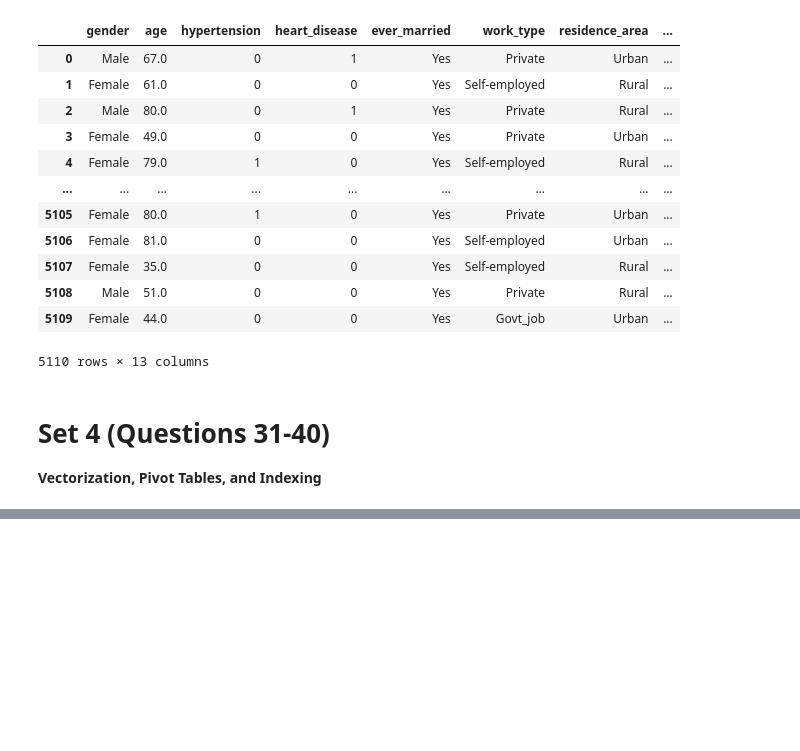
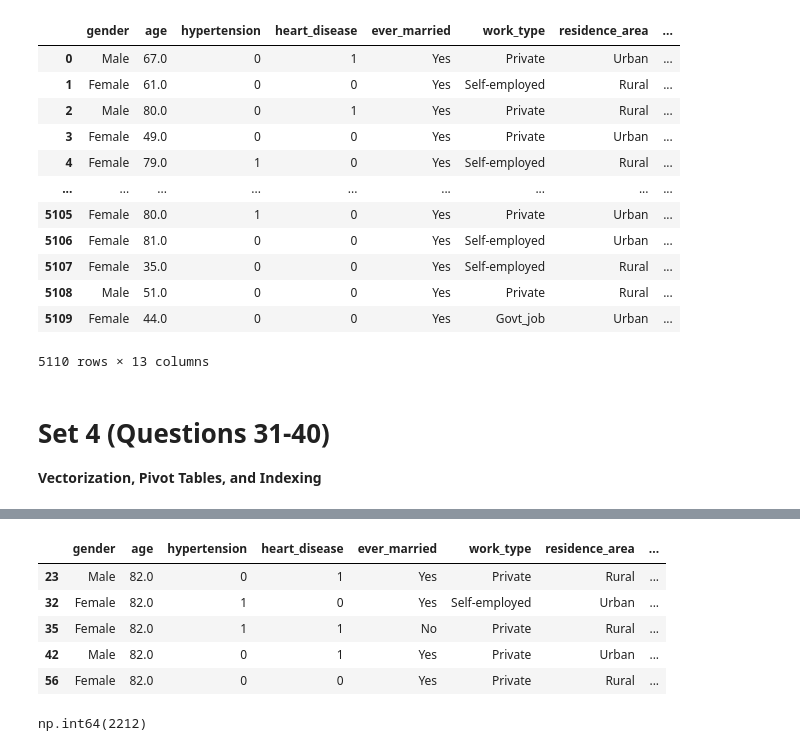
Before and after one commit to Divyanshucode93/GoogleColabsPractice, a Jupyter notebook: HealthcareStroke_Practice.ipynb, the cells around one changed output, grey strips where cells are left out. Saved outputs shown, nothing was run; the diff lists cells and outputs as text; code cells hidden in the pictures; blank space fills up the shorter version.

```diff
--- a/HealthcareStroke_Practice.ipynb
+++ b/HealthcareStroke_Practice.ipynb
@@ -412,6 +470,17 @@ For example, when doing 'df[col].method(value, inplace=True)', try using 'df.met
 # %%
 # Use the nlargest() method to find the top 5 oldest people in the dataset.
+df.nlargest(n=5, columns='age')
+# %% [output]
+|  | gender | age | hypertension | heart_disease | ever_married | work_type | residence_area | ... |
+| 23 | Male | 82.0 | 0 | 1 | Yes | Private | Rural | ... |
+| 32 | Female | 82.0 | 1 | 0 | Yes | Self-employed | Urban | ... |
+| 35 | Female | 82.0 | 1 | 1 | No | Private | Rural | ... |
+| 42 | Male | 82.0 | 0 | 1 | Yes | Private | Urban | ... |
+| 56 | Female | 82.0 | 0 | 0 | Yes | Private | Rural | ... |
 # %%
 # How many rows have a Body_Mass_Index that is higher than the average Body_Mass_Index of the whole dataset?
+(df['Body_Mass_Index'] > df['Body_Mass_Index'].mean()).sum()
+# %% [output]
+np.int64(2212)
 # %%
 # Change the data type of the Stroke_Result column from integer to string (object).
```
Also changed, not shown: parts of 8 cells of this notebook.
